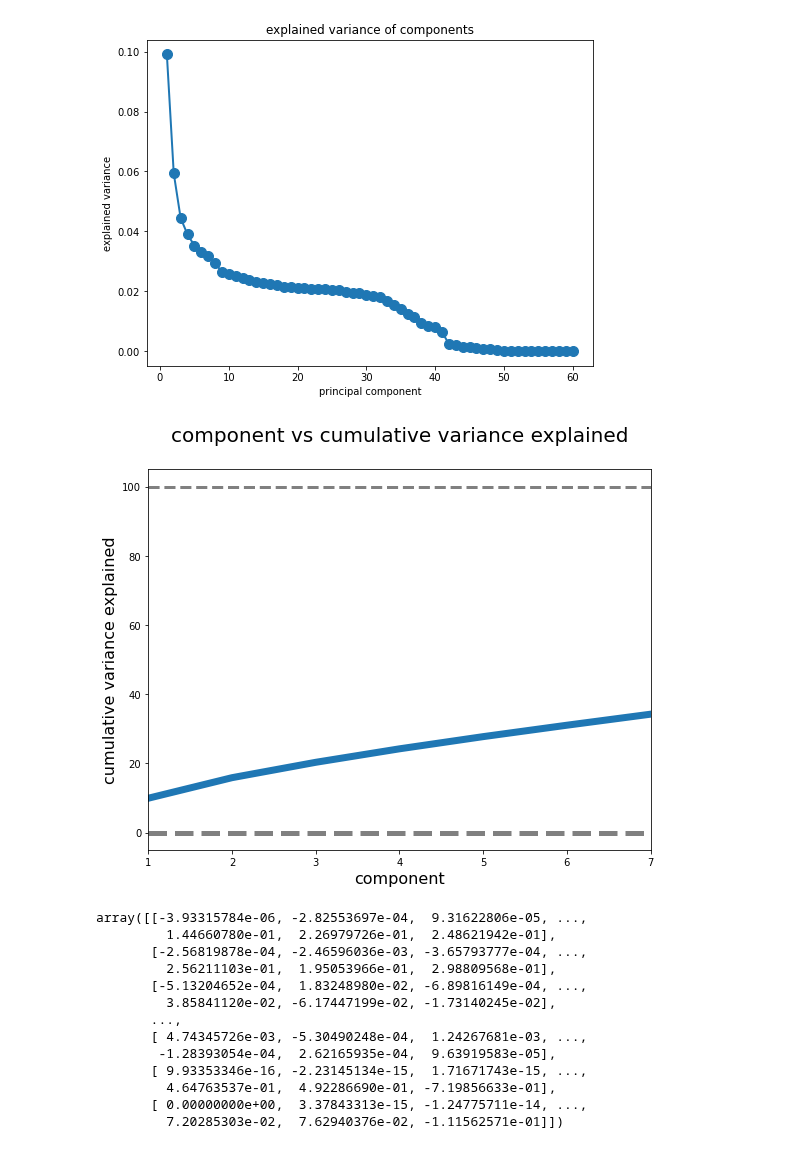
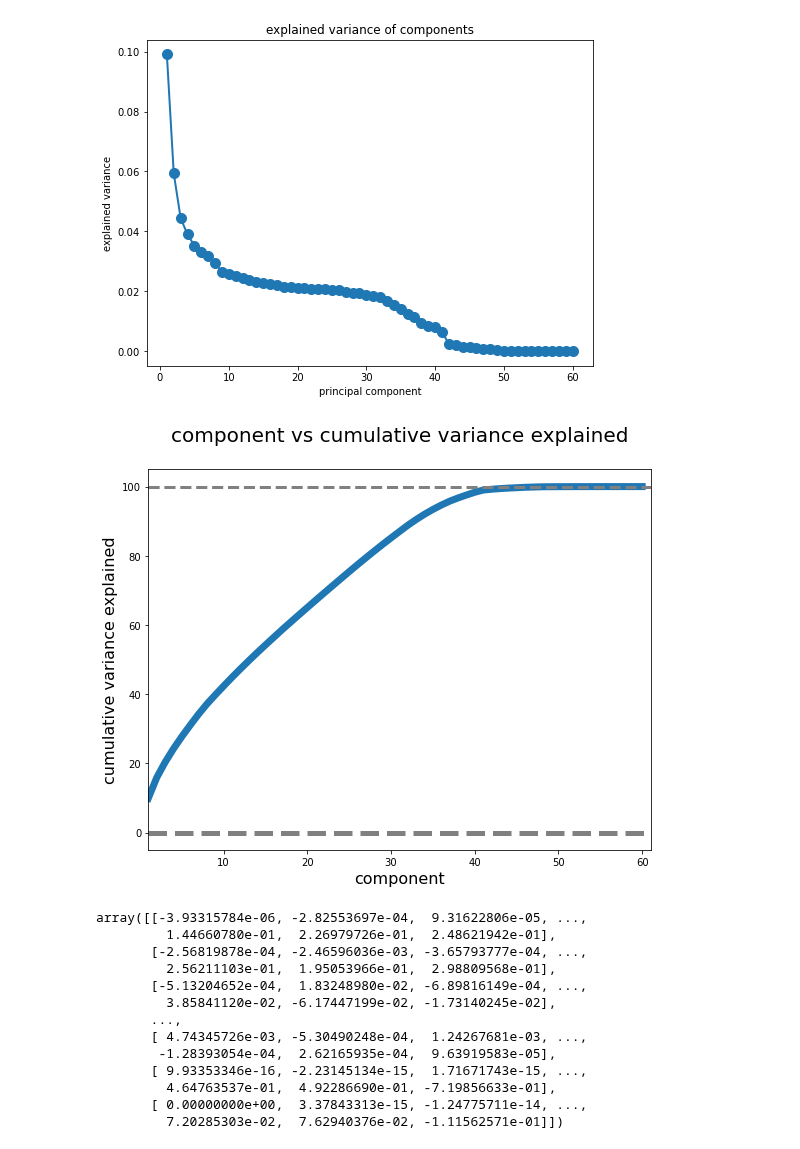
Before and after one commit to sabaiitj/Climate-Change-Survey, a Jupyter notebook: code/Saba_SelectKBest_and_PCA.ipynb, the cells around one changed output. Cells and saved outputs as stored; diff of their text form; code cells hidden in the pictures.

```diff
--- a/code/Saba_SelectKBest_and_PCA.ipynb
+++ b/code/Saba_SelectKBest_and_PCA.ipynb
@@ -101,18 +101,18 @@ ax.set_ylabel('explained variance');
 # %%
 cum_var_exp = np.cumsum(pca.explained_variance_ratio_) * 100
 plt.figure(figsize=(9,7))
 component_number = range(1, 61)
 plt.plot(component_number, cum_var_exp, lw=7)
 plt.axhline(y=0, linewidth=5, color='grey', ls='dashed')
 plt.axhline(y=100, linewidth=3, color='grey', ls='dashed')
 ax = plt.gca()
-ax.set_xlim([1,7])
+ax.set_xlim([1,61])
 ax.set_ylim([-5,105])
 ax.set_ylabel('cumulative variance explained', fontsize=16)
 ax.set_xlabel('component', fontsize=16)
 ax.set_title('component vs cumulative variance explained\n', fontsize=20);
 # %% [output]
-[figure, old version]
+[figure, new version]
 # %%
 pca.components_
 # %% [output]
```
